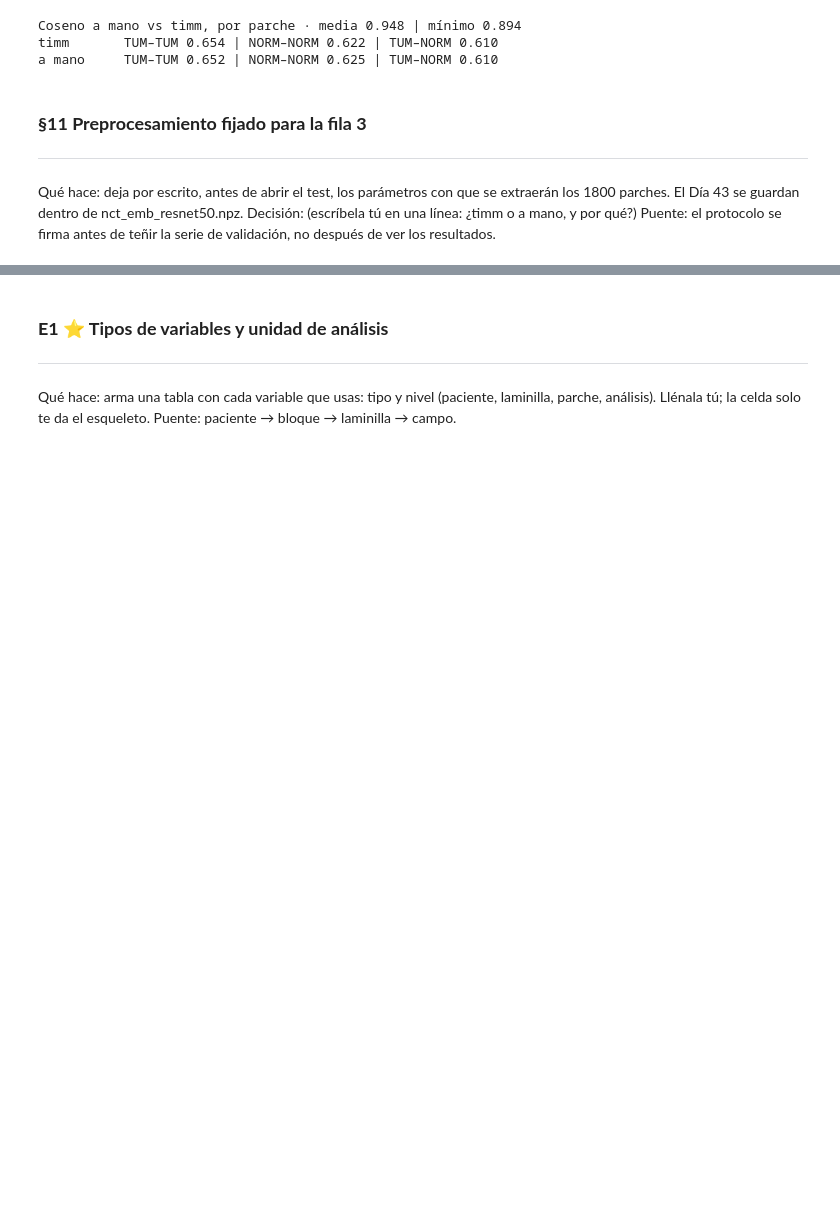
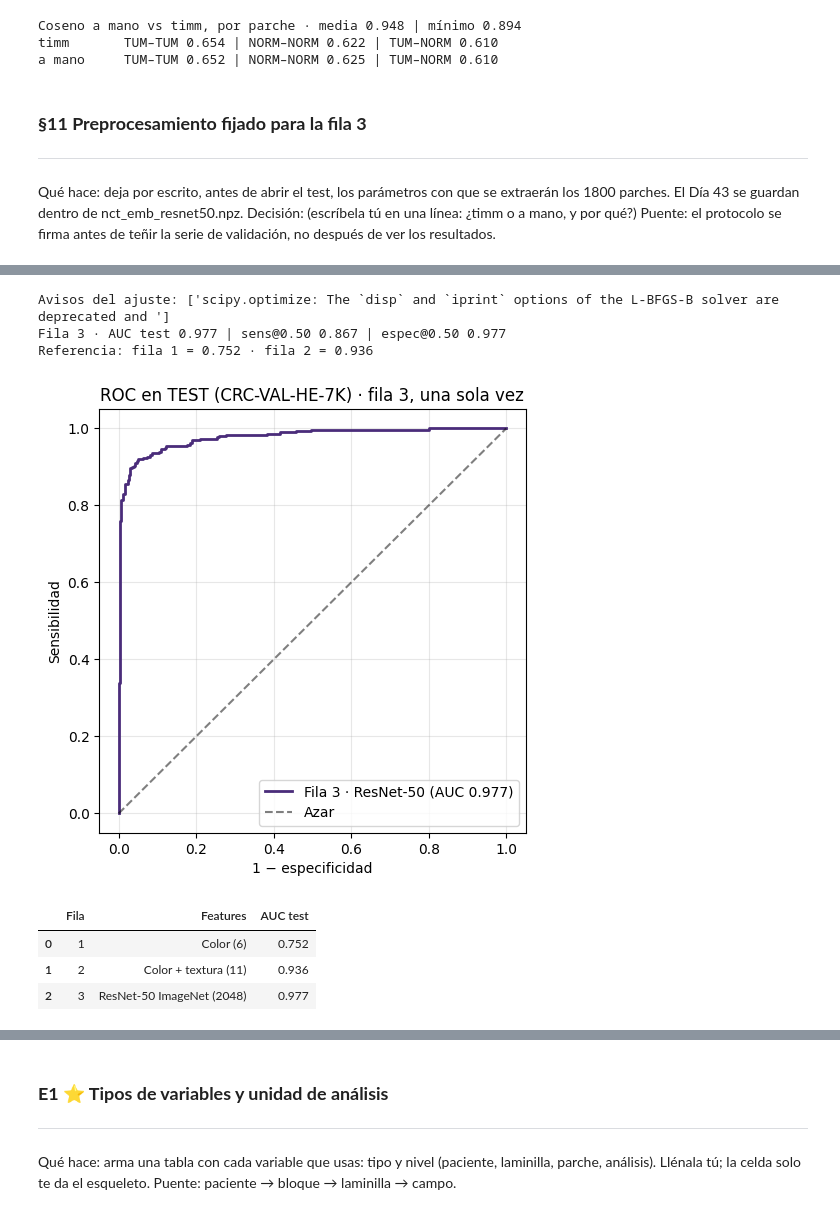
Before and after one commit to CarlosJB95/PathIA-MSI-colon, a Jupyter notebook: Notebook_07_embeddings.ipynb, the cells around one changed output, grey strips where cells are left out. Cells and saved outputs as stored; diff of their text form; code cells hidden in the pictures; blank space fills up the shorter version.

Commit message:
«Día 43 — fila 3: embeddings ResNet-50 + LR (test una vez)».

```diff
--- a/Notebook_07_embeddings.ipynb
+++ b/Notebook_07_embeddings.ipynb
@@ -404,0 +494,20 @@ PREPROC
+# %%
+# §15 CV de 5 pliegues SOLO en train: filas 2 y 3
+from sklearn.pipeline import make_pipeline
+from sklearn.preprocessing import StandardScaler
+from sklearn.linear_model import LogisticRegression
+from sklearn.model_selection import StratifiedKFold, cross_val_score
+
+def nuevo_modelo():
+    """El mismo pipeline de la fila 2 (Mes 2): escalado + LR, mismos hiperparámetros."""
+    return make_pipeline(StandardScaler(),
+                         LogisticRegression(random_state=SEED, max_iter=1000))
+
+cv = StratifiedKFold(n_splits=5, shuffle=True, random_state=SEED)
+Xtr_color = np.stack([features_color(t) for t in Xtr])          # definida en §5
+X11_tr = np.hstack([Xtr_color, np.load(CACHE_TEX)["Xtr_tex"]])
+
+for nombre, X in [("Fila 2 · color + textura (11)", X11_tr),
+                  ("Fila 3 · ResNet-50 (2048)", X_tr)]:
+    s = cross_val_score(nuevo_modelo(), X, ytr_num, cv=cv, scoring="roc_auc")
+    print(f"{nombre:<30} AUC CV 5f {s.mean():.3f} ± {s.std():.3f}")
@@ -404,0 +527,40 @@ PREPROC
+# %%
+# §16 ⚠️ TEST: una sola vez para la fila 3
+import warnings
+from sklearn.metrics import roc_auc_score, roc_curve, confusion_matrix
+
+with warnings.catch_warnings(record=True) as avisos:
+    warnings.simplefilter("always")
+    m3 = nuevo_modelo().fit(X_tr, ytr_num)                     # entrenar SOLO con train
+print("Avisos del ajuste:", [str(a.message)[:90] for a in avisos] or "ninguno")
+
+p_f3 = m3.predict_proba(X_te)[:, 1]                             # P(TUM) por parche de test
+auc_f3 = roc_auc_score(yte_num, p_f3)
+tn, fp, fn, tp = confusion_matrix(yte_num, (p_f3 >= 0.5).astype(int)).ravel()
+print(f"Fila 3 · AUC test {auc_f3:.3f} | sens@0.50 {tp / (tp + fn):.3f} | espec@0.50 {tn / (tn + fp):.3f}")
+print("Referencia: fila 1 = 0.752 · fila 2 = 0.936")
+
+np.savez(DOWNLOADS / "nct_probas_test_fila3.npz", p=p_f3, y=yte_num)   # para el Día 47
+
+fpr, tpr, _ = roc_curve(yte_num, p_f3)
+plt.figure(figsize=(5.5, 5.5))
+plt.plot(fpr, tpr, lw=2, color="#4a2c7a", label=f"Fila 3 · ResNet-50 (AUC {auc_f3:.3f})")
+plt.plot([0, 1], [0, 1], "k--", alpha=0.5, label="Azar")
+plt.xlabel("1 − especificidad"); plt.ylabel("Sensibilidad")
+plt.title("ROC en TEST (CRC-VAL-HE-7K) · fila 3, una sola vez")
+plt.legend(loc="lower right"); plt.grid(alpha=0.3)
+plt.savefig(RESULTS / "07_roc_fila3.png", dpi=150, bbox_inches="tight"); plt.show()
+
+import pandas as pd
+pd.DataFrame({"Fila": [1, 2, 3],
+              "Features": ["Color (6)", "Color + textura (11)", "ResNet-50 ImageNet (2048)"],
+              "AUC test": [0.752, 0.936, round(auc_f3, 3)]})
+# %% [output]
+Avisos del ajuste: ['scipy.optimize: The `disp` and `iprint` options of the L-BFGS-B solver are deprecated and ']
+Fila 3 · AUC test 0.977 | sens@0.50 0.867 | espec@0.50 0.977
+Referencia: fila 1 = 0.752 · fila 2 = 0.936
+[figure, added]
+|  | Fila | Features | AUC test |
+| 0 | 1 | Color (6) | 0.752 |
+| 1 | 2 | Color + textura (11) | 0.936 |
+| 2 | 3 | ResNet-50 ImageNet (2048) | 0.977 |
```
Also changed, not shown: parts of 16 cells of this notebook.
